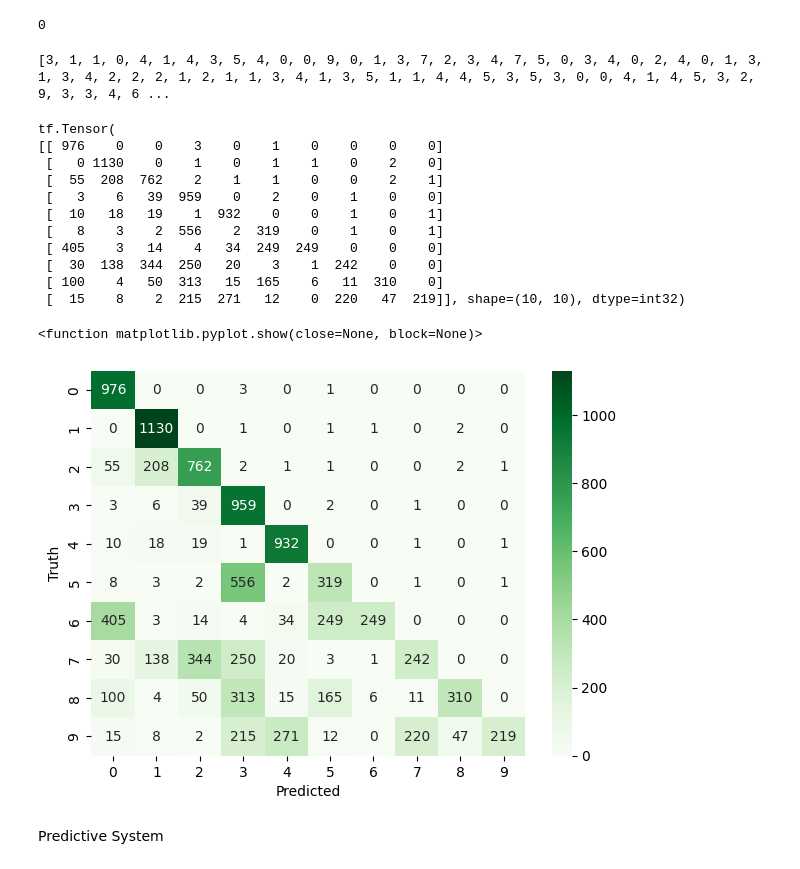
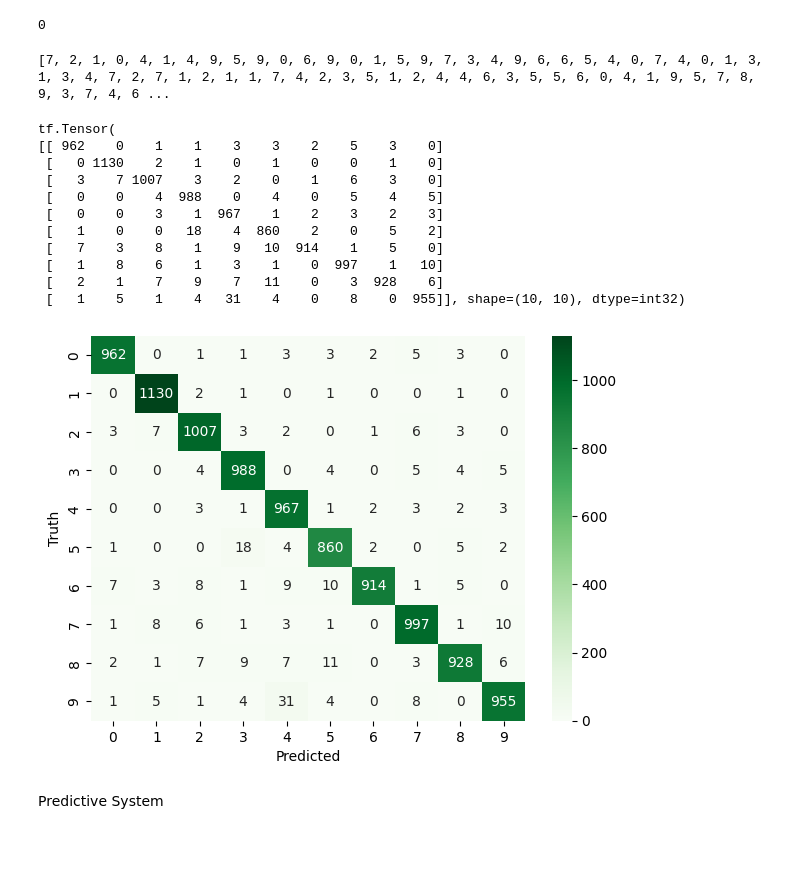
Before and after one commit to shivamkrishna1000/MNIST-Digit-Classification-with-Neural-Network, a Jupyter notebook: Main.ipynb, the cells around one changed output. Saved outputs shown, nothing was run; the diff lists cells and outputs as text; code cells hidden in the pictures.

```diff
--- a/Main.ipynb
+++ b/Main.ipynb
@@ -77,7 +74,7 @@ print(np.unique(ytest))
 # %%
 #scaling the values
 xtrain=xtrain/255
-xtest=xtest/25
+xtest=xtest/255
 # %%
 #displaying the image
 
@@ -188,32 +185,31 @@ print(y_pred[10])
 # %%
 print(y_pred)
 # %% [output]
-[3, 1, 1, 0, 4, 1, 4, 3, 5, 4, 0, 0, 9, 0, 1, 3, 7, 2, 3, 4, 7, 5, 0, 3, 4, 0, 2, 4, 0, 1, 3, 1, 3, 4, 2, 2, 2, 1, 2, 1, 1, 3, 4, 1, 3, 5, 1, 1, 4, 4, 5, 3, 5, 3, 0, 0, 4, 1, 4, 5, 3, 2, 9, 3, 3, 4, 6 ...
+[7, 2, 1, 0, 4, 1, 4, 9, 5, 9, 0, 6, 9, 0, 1, 5, 9, 7, 3, 4, 9, 6, 6, 5, 4, 0, 7, 4, 0, 1, 3, 1, 3, 4, 7, 2, 7, 1, 2, 1, 1, 7, 4, 2, 3, 5, 1, 2, 4, 4, 6, 3, 5, 5, 6, 0, 4, 1, 9, 5, 7, 8, 9, 3, 7, 4, 6 ...
 # %%
 conf_mat=confusion_matrix(ytest,y_pred)
 # %%
 print(conf_mat)
 # %% [output]
 tf.Tensor(
-[[ 976    0    0    3    0    1    0    0    0    0]
- [   0 1130    0    1    0    1    1    0    2    0]
- [  55  208  762    2    1    1    0    0    2    1]
- [   3    6   39  959    0    2    0    1    0    0]
- [  10   18   19    1  932    0    0    1    0    1]
- [   8    3    2  556    2  319    0    1    0    1]
- [ 405    3   14    4   34  249  249    0    0    0]
- [  30  138  344  250   20    3    1  242    0    0]
- [ 100    4   50  313   15  165    6   11  310    0]
- [  15    8    2  215  271   12    0  220   47  219]], shape=(10, 10), dtype=int32)
+[[ 962    0    1    1    3    3    2    5    3    0]
+ [   0 1130    2    1    0    1    0    0    1    0]
+ [   3    7 1007    3    2    0    1    6    3    0]
+ [   0    0    4  988    0    4    0    5    4    5]
+ [   0    0    3    1  967    1    2    3    2    3]
+ [   1    0    0   18    4  860    2    0    5    2]
+ [   7    3    8    1    9   10  914    1    5    0]
+ [   1    8    6    1    3    1    0  997    1   10]
+ [   2    1    7    9    7   11    0    3  928    6]
+ [   1    5    1    4   31    4    0    8    0  955]], shape=(10, 10), dtype=int32)
 # %%
 plt.figure(figsize=(7,5))
 sns.heatmap(conf_mat,annot=True,fmt='d',cmap='Greens')
 plt.xlabel('Predicted')
 plt.ylabel('Truth')
-plt.show
+plt.show()
 # %% [output]
-<function matplotlib.pyplot.show(close=None, block=None)>
-[figure, old version]
+[figure, new version]
 # %% [markdown]
 Predictive System
 # %%
```
Also changed, not shown: parts of 13 cells of this notebook.
